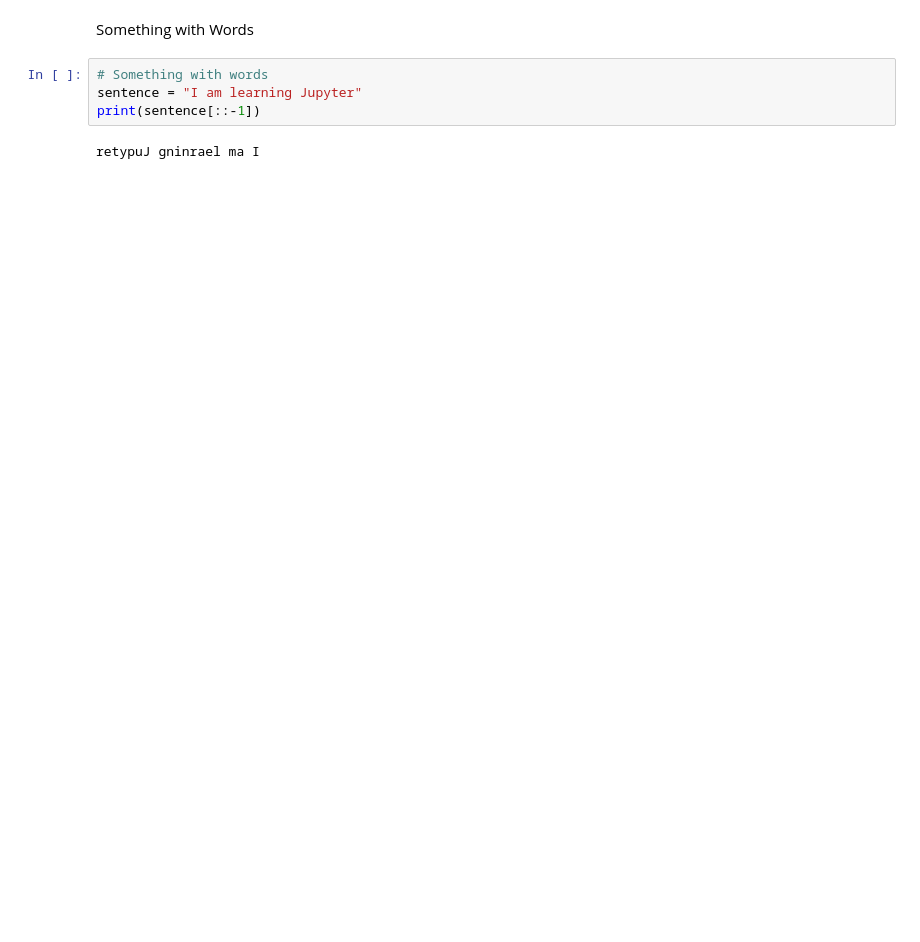
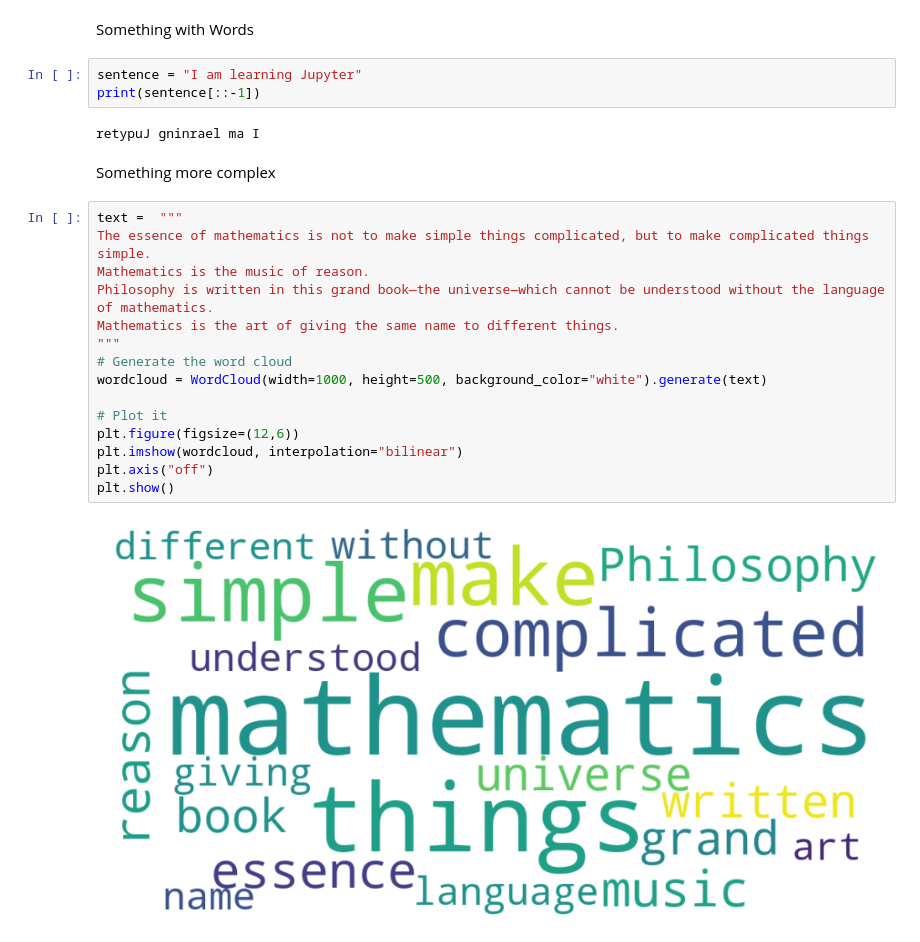
Before and after one commit to bankoscarpa/datafun-04-eda, a Jupyter notebook: bankoscarpa_notebook.ipynb, the cells around one changed output. Saved outputs shown, nothing was run; the diff lists cells and outputs as text; blank space fills up the shorter version.

```diff
--- a/bankoscarpa_notebook.ipynb
+++ b/bankoscarpa_notebook.ipynb
@@ -24,8 +27,26 @@ plt.show()
 # %% [markdown]
 Something with Words
 # %%
-# Something with words
 sentence = "I am learning Jupyter"
 print(sentence[::-1])
 # %% [output]
 retypuJ gninrael ma I
+# %% [markdown]
+Something more complex
+# %%
+text =  """
+The essence of mathematics is not to make simple things complicated, but to make complicated things simple.
+Mathematics is the music of reason.
+Philosophy is written in this grand book—the universe—which cannot be understood without the language of mathematics.
+Mathematics is the art of giving the same name to different things.
+"""
+# Generate the word cloud
+wordcloud = WordCloud(width=1000, height=500, background_color="white").generate(text)
+
+# Plot it
+plt.figure(figsize=(12,6))
+plt.imshow(wordcloud, interpolation="bilinear")
+plt.axis("off")
+plt.show()
+# %% [output]
+[figure, added]
```
Also changed, not shown: parts of 2 cells of this notebook.
